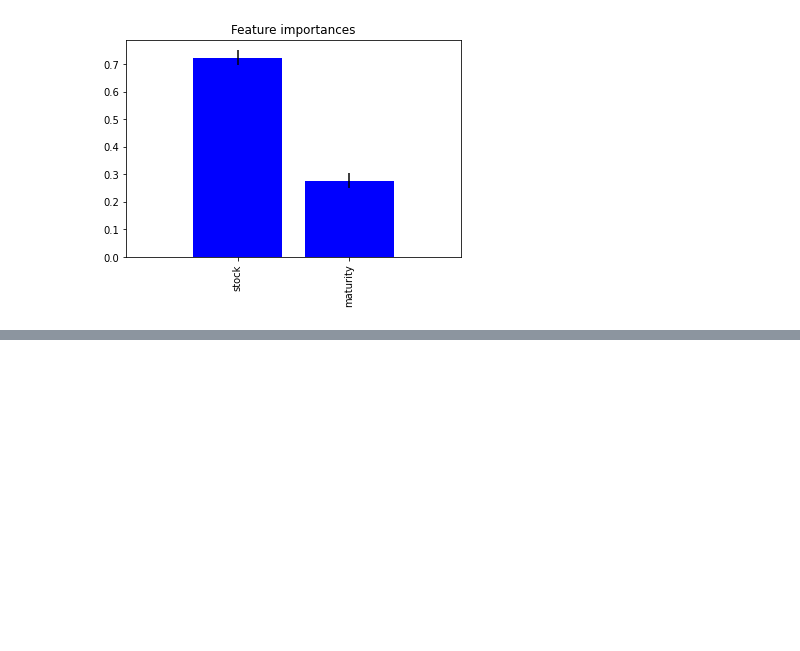
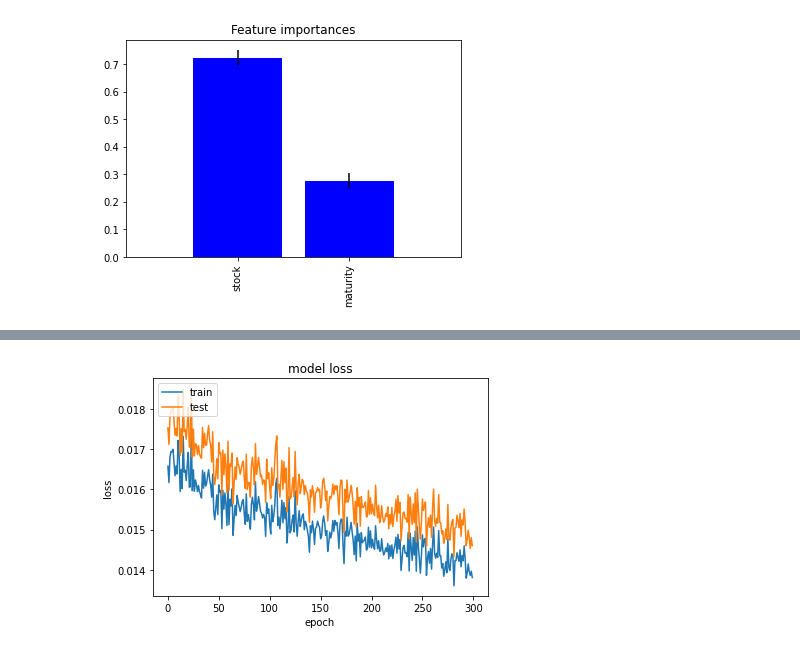
Before and after one commit to anitamezzetti/Heston_option_pricing, a Jupyter notebook: ml models.ipynb, the cells around one changed output, grey strips where cells are left out. Cells and saved outputs as stored; diff of their text form; code cells hidden in the pictures; blank space fills up the shorter version.

```diff
--- a/ml models.ipynb
+++ b/ml models.ipynb
@@ -234,0 +246,3 @@ ValueError: in user code:
+# %%
+# try ovrfit
+history = model.fit(X, y, epochs=300, validation_split=0.2, batch_size=10  )
@@ -234,0 +267,11 @@ ValueError: in user code:
+# %%
+# summarize history for loss
+plt.plot(history.history['loss'])
+plt.plot(history.history['root_mean_squared_error'])
+plt.title('model loss')
+plt.ylabel('loss')
+plt.xlabel('epoch')
+plt.legend(['train', 'test'], loc='upper left')
+plt.show()
+# %% [output]
+[figure, added]
```
Also changed, not shown: parts of 15 cells of this notebook.
